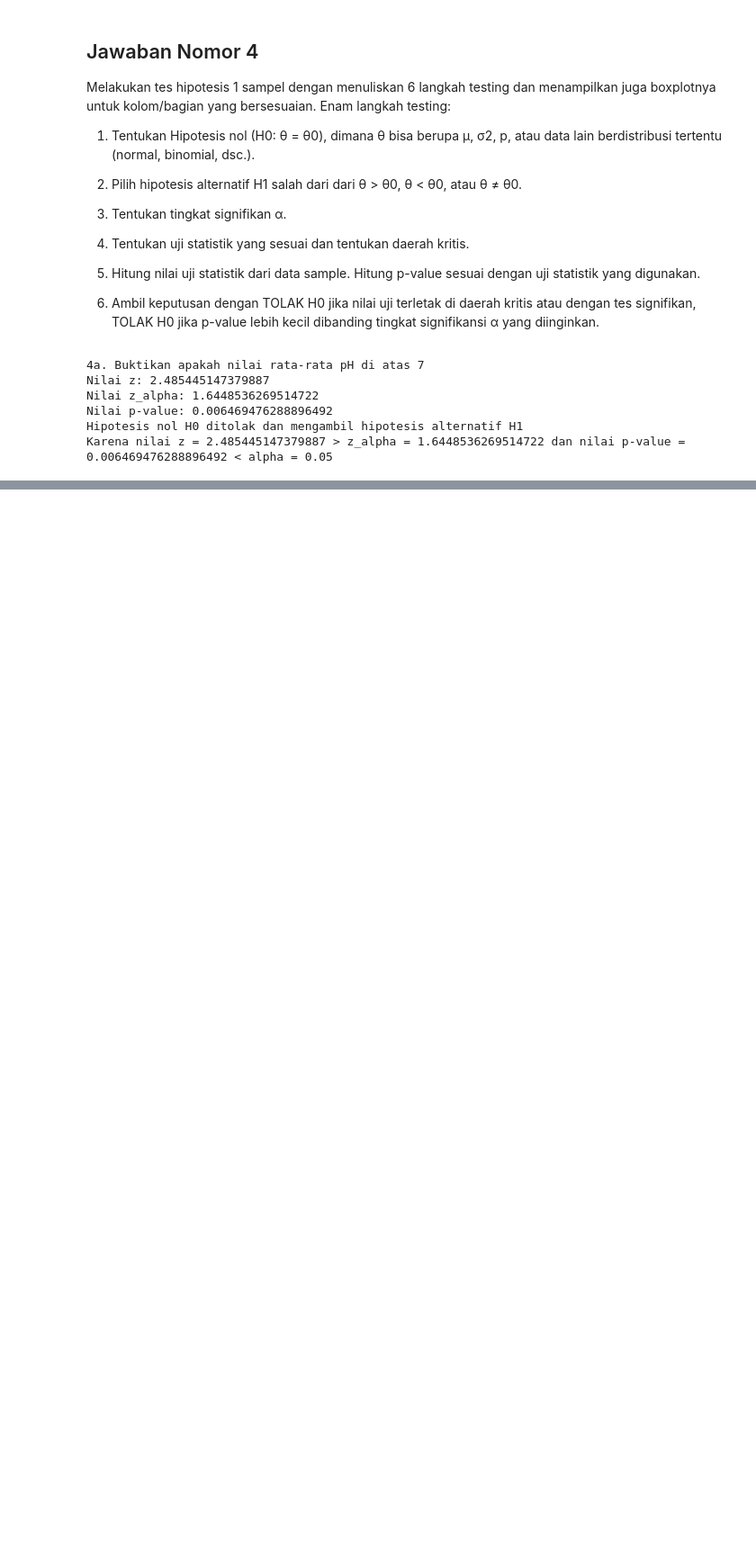
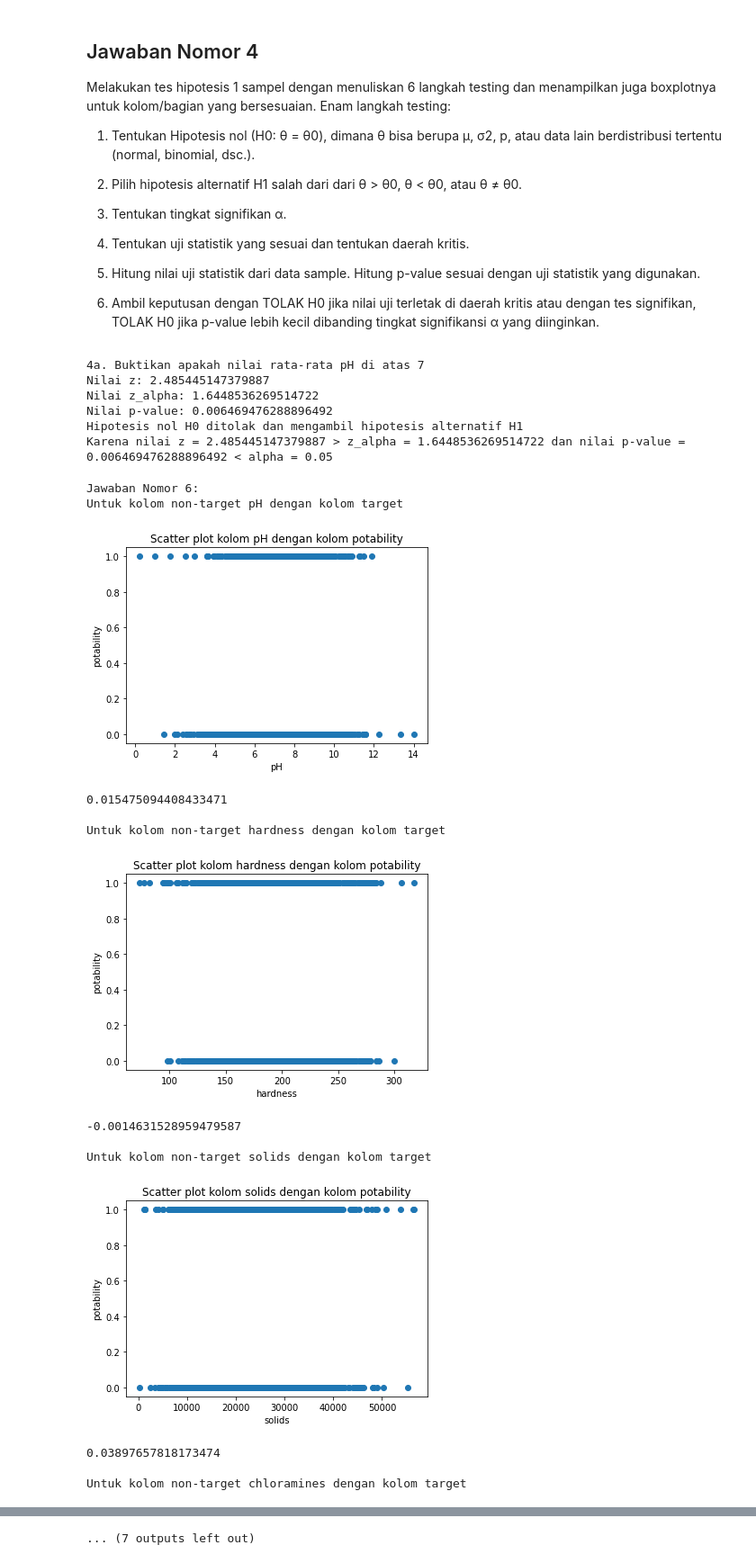
Before and after one commit to LordGedelicious/Tugas-Besar-Probstat-, a Jupyter notebook: main.ipynb, the cells around one changed output, grey strips where cells are left out. Shown: that part at 90% size. Cells and saved outputs as stored; diff of their text form; code cells hidden in the pictures; blank space fills up the shorter version.

Commit message:
Menambahkan nomor 6

```diff
--- a/main.ipynb
+++ b/main.ipynb
@@ -277,3 +244,33 @@ if z_score > z_alpha_score or z_score < -1 * z_alpha_score:
         print("Karena nilai z = {z} > z_alpha = {z_alpha} dan nilai p-value = {p_value} < alpha = {alpha}".format(z=z_score, z_alpha=z_alpha_score, p_value=p_value, alpha=alpha))
 else:
     print("Hipotesis nol H0 diterima karena nilai z = {z} <= z_alpha = {z_alpha}".format(z=z_score, z_alpha=z_alpha_score))
+# %%
+# NOMOR 6
+# Dicari koefisien korelasi antara masing masing kolom non-target dengan kolom target. Koefisien korelasi yang digunakan adalah Pearson's coefficient corelation untuk melihat seberapa kuat hubungan linear antara dua dataset. Pearson's coefficient corelation digunakan karena dataset yang ada memiliki distribusi Gaussian.
+print("Jawaban Nomor 6:")
+for columnName in data.columns[:-1]:
+    print(f"Untuk kolom non-target {columnName} dengan kolom target")
+    plt.scatter(data[columnName], data["potability"])
+    plt.title(f"Scatter plot kolom {columnName} dengan kolom potability")
+    plt.xlabel(columnName)
+    plt.ylabel("potability")
+    # plt.set(xlabel = columnName, ylabel = "potability")
+    plt.show()
+    corrCoef, _ = st.pearsonr(data[columnName], data["potability"])
+    print(corrCoef)
+    print("")
+# %% [output]
+Jawaban Nomor 6:
+Untuk kolom non-target pH dengan kolom target
+[figure, added]
+0.015475094408433471
+
+Untuk kolom non-target hardness dengan kolom target
+[figure, added]
+-0.0014631528959479587
+
+Untuk kolom non-target solids dengan kolom target
+[figure, added]
+0.03897657818173474
+
+Untuk kolom non-target chloramines dengan kolom target
@@ -279,0 +286 @@ else:
+... (7 outputs left out)
```
Also changed, not shown: parts of 3 cells of this notebook.
